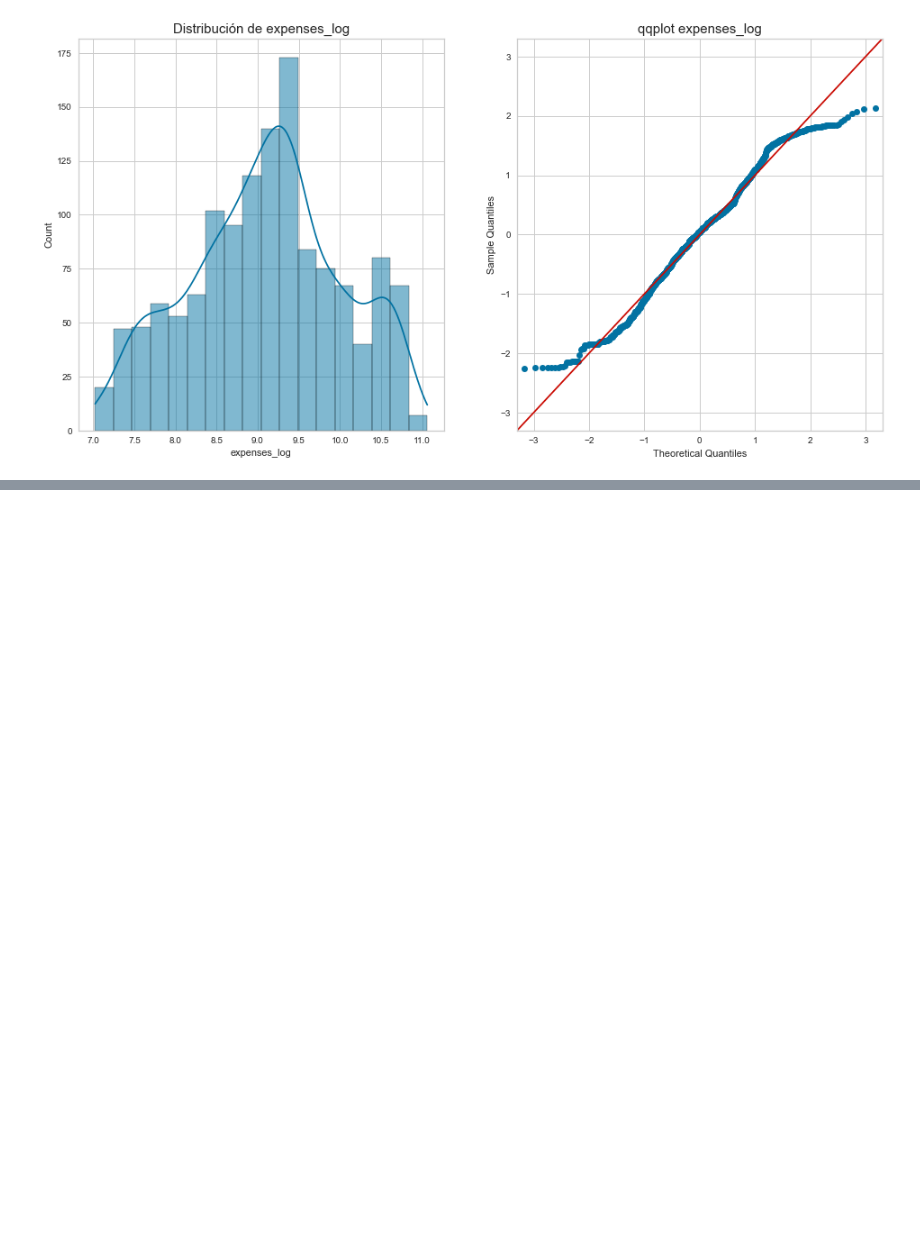
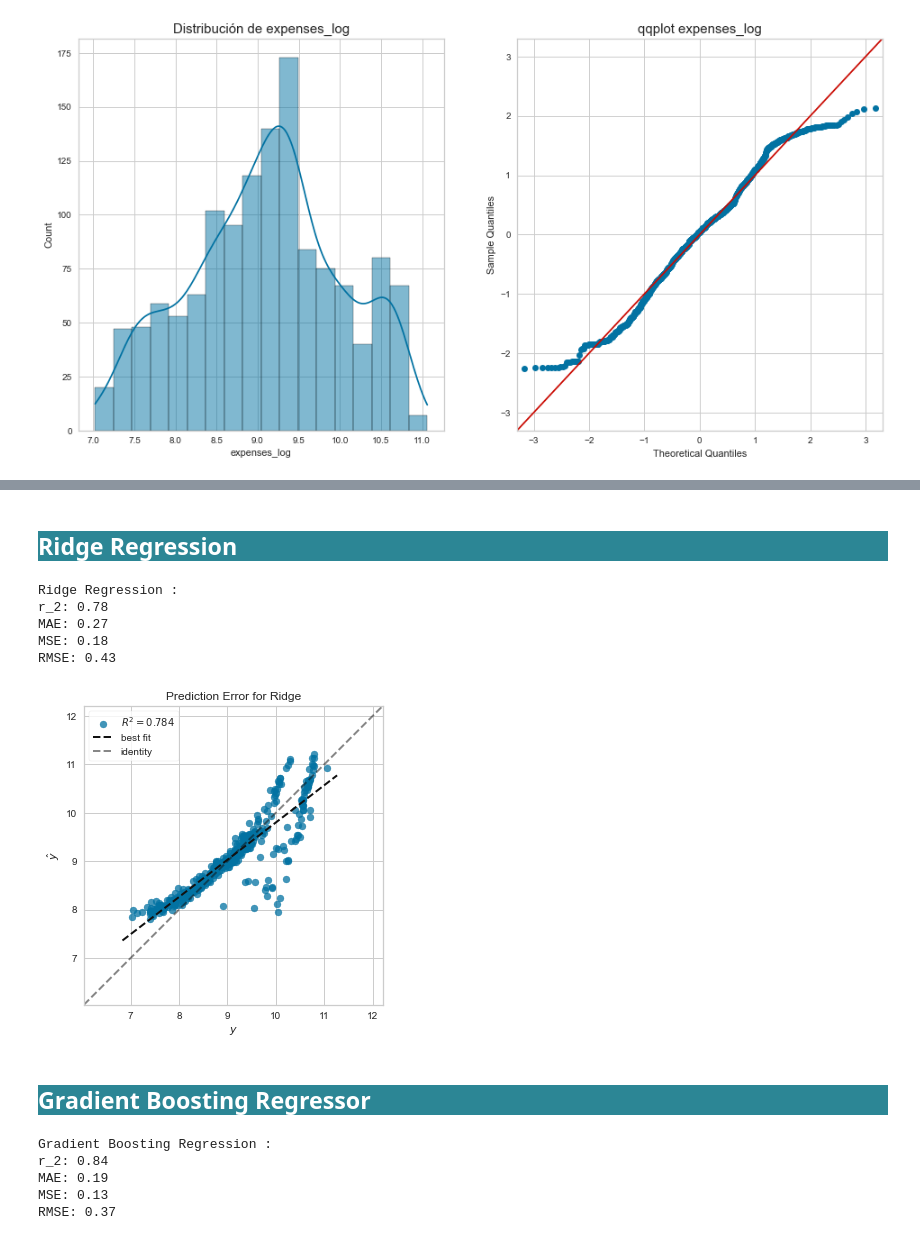
Before and after one commit to Gab0Jorq/insurance, a Jupyter notebook: insurance.ipynb, the cells around one changed output, grey strips where cells are left out. Drawn from its saved outputs; the diff is of its cells as text; code cells hidden in the pictures; blank space fills up the shorter version.

```diff
--- a/insurance.ipynb
+++ b/insurance.ipynb
@@ -359,0 +396,30 @@ visualizer.show()
+# %% [markdown]
+<h2 style='background-color: #2C8695; color:#FFFFFF'>Ridge Regression</h2>
+# %%
+ridge = GridSearchCV(estimator = Ridge(),
+                            param_grid = {'alpha': [0.001, 0.01, 0.1, 1, 10, 100, 1000]},
+                            scoring = 'r2',
+                            cv = 10,
+                            n_jobs = -1)
+ridge.fit(X_train, y_train)
+ridge_best = ridge.best_estimator_.fit(X_train, y_train)
+y_pred_ridge_best = ridge_best.predict(X_test)
+score_ridge_best = r2_score(y_test, y_pred_ridge_best)
+resultados_r2['Ridge'] = score_ridge_best
+# %%
+reportar_metricas(y_test, y_pred_ridge_best, 'Ridge Regression')
+# %% [output]
+Ridge Regression :
+r_2: 0.78
+MAE: 0.27
+MSE: 0.18
+RMSE: 0.43
+# %%
+predict_error_ridge = PredictionError(ridge_best)
+predict_error_ridge.fit(X_train, y_train)
+predict_error_ridge.score(X_test, y_test)
+predict_error_ridge.show();
+# %% [output]
+[figure, added]
+# %% [markdown]
+<h2 style='background-color: #2C8695; color:#FFFFFF'>Gradient Boosting Regressor</h2>
@@ -359,0 +439,8 @@ visualizer.show()
+# %%
+reportar_metricas(y_test, y_pred_gradientBoosting_best, 'Gradient Boosting Regression')
+# %% [output]
+Gradient Boosting Regression :
+r_2: 0.84
+MAE: 0.19
+MSE: 0.13
+RMSE: 0.37
```
Also changed, not shown: parts of 17 cells of this notebook.
